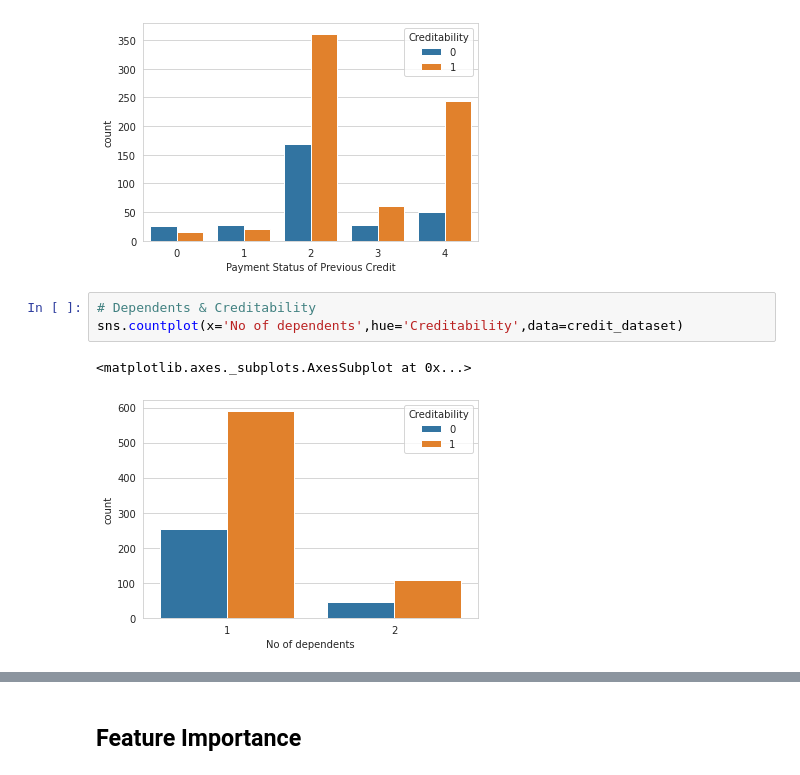
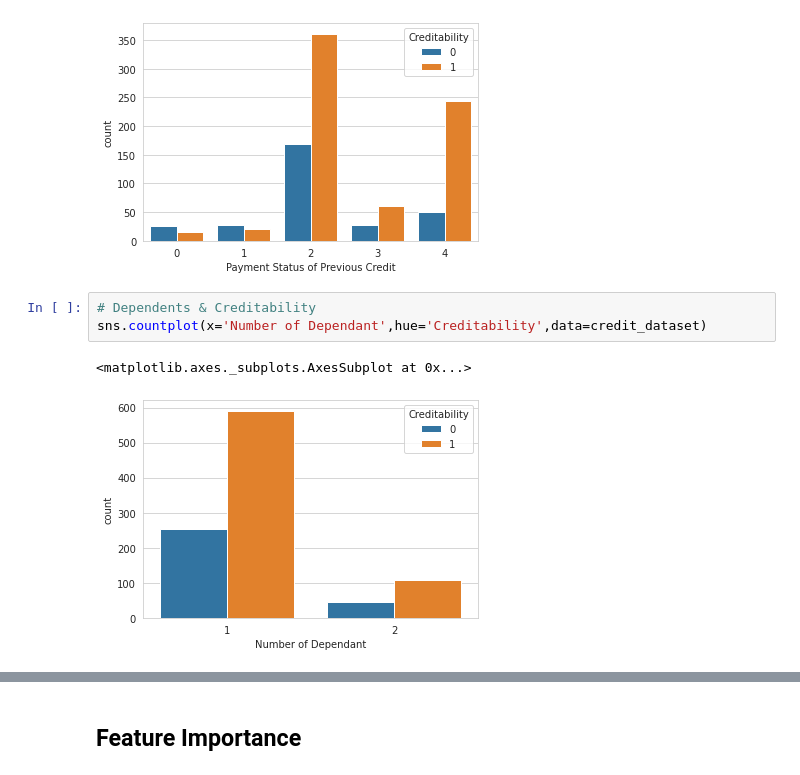
Before and after one commit to meetgandhii/LoanEligibilityChecker, a Jupyter notebook: Creditability.ipynb, the cells around one changed output, grey strips where cells are left out. Cells and saved outputs as stored; diff of their text form.

```diff
--- a/Creditability.ipynb
+++ b/Creditability.ipynb
@@ -95,10 +95,10 @@ sns.countplot(x='Payment Status of Previous Credit',hue='Creditability',data=cre
 [figure]
 # %%
 # Dependents & Creditability
-sns.countplot(x='No of dependents',hue='Creditability',data=credit_dataset)
+sns.countplot(x='Number of Dependant',hue='Creditability',data=credit_dataset)
 # %% [output]
 <matplotlib.axes._subplots.AxesSubplot at 0x...>
-[figure, old version]
+[figure, new version]
 # %%
 # separating the data and label
 X = credit_dataset.drop(columns=['Creditability'],axis=1)
```
Also changed, not shown: parts of 16 cells of this notebook, 5 other files.
